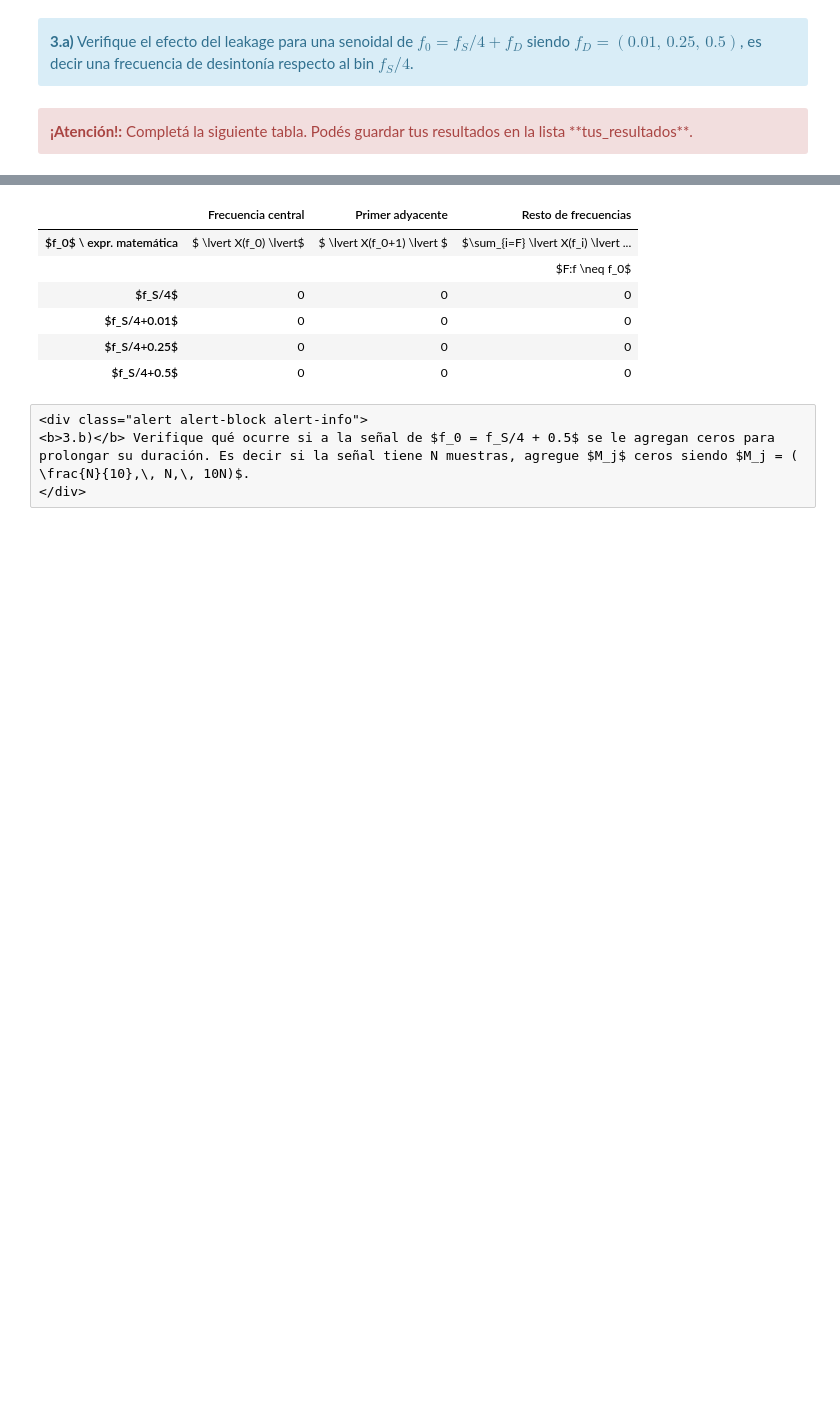
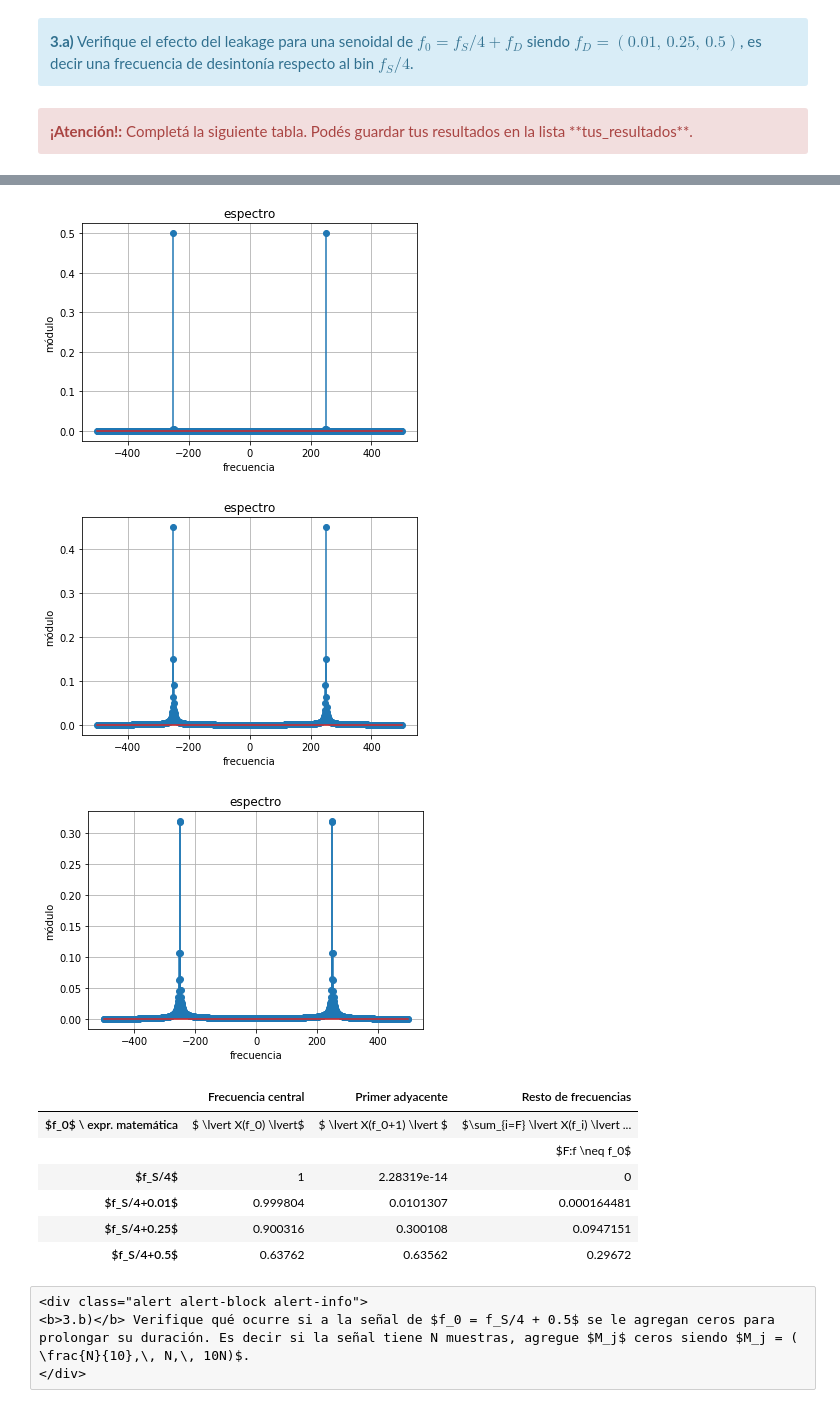
Before and after one commit to yaninacorsaro/PDS, a Jupyter notebook: TP1 - Muestreo de señales - Forurier.ipynb, the cells around one changed output, grey strips where cells are left out. Drawn from its saved outputs; the diff is of its cells as text; code cells hidden in the pictures; blank space fills up the shorter version.

```diff
--- a/TP1 - Muestreo de señales - Forurier.ipynb
+++ b/TP1 - Muestreo de señales - Forurier.ipynb
@@ -370,23 +370,35 @@ plt.show()
 # Tu simulación que genere resultados #
 #######################################
 
-N  = 100 # muestras
-fs = 100 # Hz
+N  = 1000 # muestras
+fs = 1000 # Hz
 a0 = 1       # Volts
 p0 = np.pi/4  # radianes
 
+fd = [0, 0.01, 0.25, 0.5]
+
 fcentral = []
-primer = []
-resto = []
-fd=[0, 0.01,0.25,0.5]
+primer= []
+resto= []
 
 for f in fd:
+    tiempo, xx = mi_funcion_sen( a0, 0, fs/4+f, p0, N, fs)
 
-    fcentral.append(0)
+    fft1 = fft(xx)
+    fabs = np.abs(fft1)/N
+    frq = fftfreq(N,1/N)
 
-    primer.append(0)
+    fig, ax1 = plt.subplots()
+    ax1.stem(frq, fabs, use_line_collection = True)
+    ax1.set(xlabel='frecuencia', ylabel='módulo',title='espectro')
+    ax1.grid()
+    plt.show()
 
-    resto.append(0)
+    pot = (np.sum(fabs**2))
+
+    fcentral.append(2*fabs[int(fs/4)])
+    primer.append(2*fabs[int(fs/4)+1])
+    resto.append(pot - (2*(fabs[int(fs/4)]**2)))
 
 
 tus_resultados = [ ['$ \lvert X(f_0) \lvert$', '$ \lvert X(f_0+1) \lvert $', '$\sum_{i=F} \lvert X(f_i) \lvert ^2 $'],
@@ -408,10 +421,13 @@ HTML(df.to_html())
+[figure, added]
+[figure, added]
+[figure, added]
 |  | Frecuencia central | Primer adyacente | Resto de frecuencias |
 | $f_0$ \ expr. matemática | $ \lvert X(f_0) \lvert$ | $ \lvert X(f_0+1) \lvert $ | $\sum_{i=F} \lvert X(f_i) \lvert ... |
 |  |  |  | $F:f \neq f_0$ |
-| $f_S/4$ | 0 | 0 | 0 |
-| $f_S/4+0.01$ | 0 | 0 | 0 |
-| $f_S/4+0.25$ | 0 | 0 | 0 |
-| $f_S/4+0.5$ | 0 | 0 | 0 |
+| $f_S/4$ | 1 | 2.28319e-14 | 0 |
+| $f_S/4+0.01$ | 0.999804 | 0.0101307 | 0.000164481 |
+| $f_S/4+0.25$ | 0.900316 | 0.300108 | 0.0947151 |
+| $f_S/4+0.5$ | 0.63762 | 0.63562 | 0.29672 |
 # %% [raw]
 <div class="alert alert-block alert-info">
 <b>3.b)</b> Verifique qué ocurre si a la señal de $f_0 = f_S/4 + 0.5$ se le agregan ceros para prolongar su duración. Es decir si la señal tiene N muestras, agregue $M_j$ ceros siendo $M_j = ( \frac{N}{10},\, N,\, 10N)$.
```
Also changed, not shown: parts of 16 cells of this notebook.
